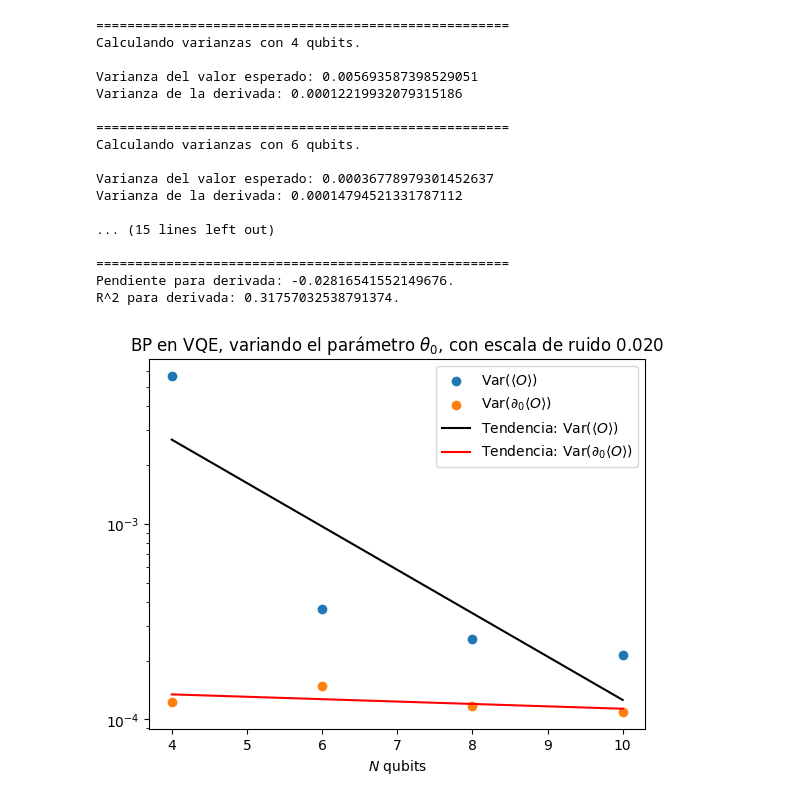
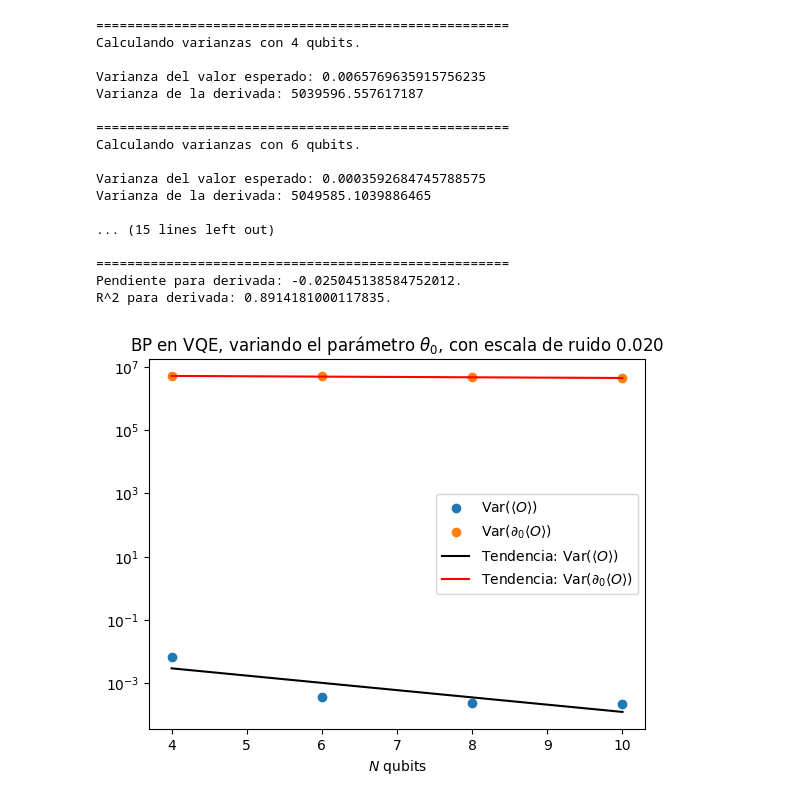
Before and after one commit to JLSM02/QML-Avoiding-BP, a Jupyter notebook: notebooks/VQE/H_strings (UCCSD)/noisyBP_UCCSD.ipynb, the cells around one changed output. Cells and saved outputs as stored; diff of their text form; code cells hidden in the pictures.

```diff
--- a/notebooks/VQE/H_strings (UCCSD)/noisyBP_UCCSD.ipynb
+++ b/notebooks/VQE/H_strings (UCCSD)/noisyBP_UCCSD.ipynb
@@ -87,38 +86,38 @@ def build_UCCSD_ansatz(num_qubits):
         qubit_mapper=mapper
     )
 
     ansatz = UCCSD(
         num_spatial_orbitals=num_spatial_orbitals,
         num_particles=num_particles,
         qubit_mapper=mapper,
         initial_state=hf_initial_state
     )
 
     return ansatz, ansatz.num_parameters
 
 
 # Análisis del ruido
 from qiskit.providers.fake_provider import FakeMontreal
 fake_backend = FakeMontreal()
 data_noise = []
 
-data_noise.append(cf.noisy_variance_vs_nQubits(build_UCCSD_ansatz, fake_backend, 0.02, 4, 10, obs_qubit, 0, 100, print_info=True, plot_info=True, do_regress=True, only_even_qubits=True))
+data_noise.append(vars.noisy_variance_vs_nQubits(build_UCCSD_ansatz, fake_backend, 0.02, 4, 10, obs_qubit, 0, 100, print_info=True, plot_info=True, do_regress=True, only_even_qubits=True, use_shift_rule=False))
 # %% [output]
 =====================================================
 Calculando varianzas con 4 qubits.
 
-Varianza del valor esperado: 0.005693587398529051
-Varianza de la derivada: 0.00012219932079315186
+Varianza del valor esperado: 0.0065769635915756235
+Varianza de la derivada: 5039596.557617187
 
 =====================================================
 Calculando varianzas con 6 qubits.
 
-Varianza del valor esperado: 0.00036778979301452637
-Varianza de la derivada: 0.00014794521331787112
+Varianza del valor esperado: 0.0003592684745788575
+Varianza de la derivada: 5049585.1039886465
 
 ... (15 lines left out)
 
 =====================================================
-Pendiente para derivada: -0.02816541552149676.
-R^2 para derivada: 0.31757032538791374.
+Pendiente para derivada: -0.025045138584752012.
+R^2 para derivada: 0.8914181000117835.
-[figure, old version]
+[figure, new version]
```
Also changed, not shown: parts of 9 cells of this notebook.
